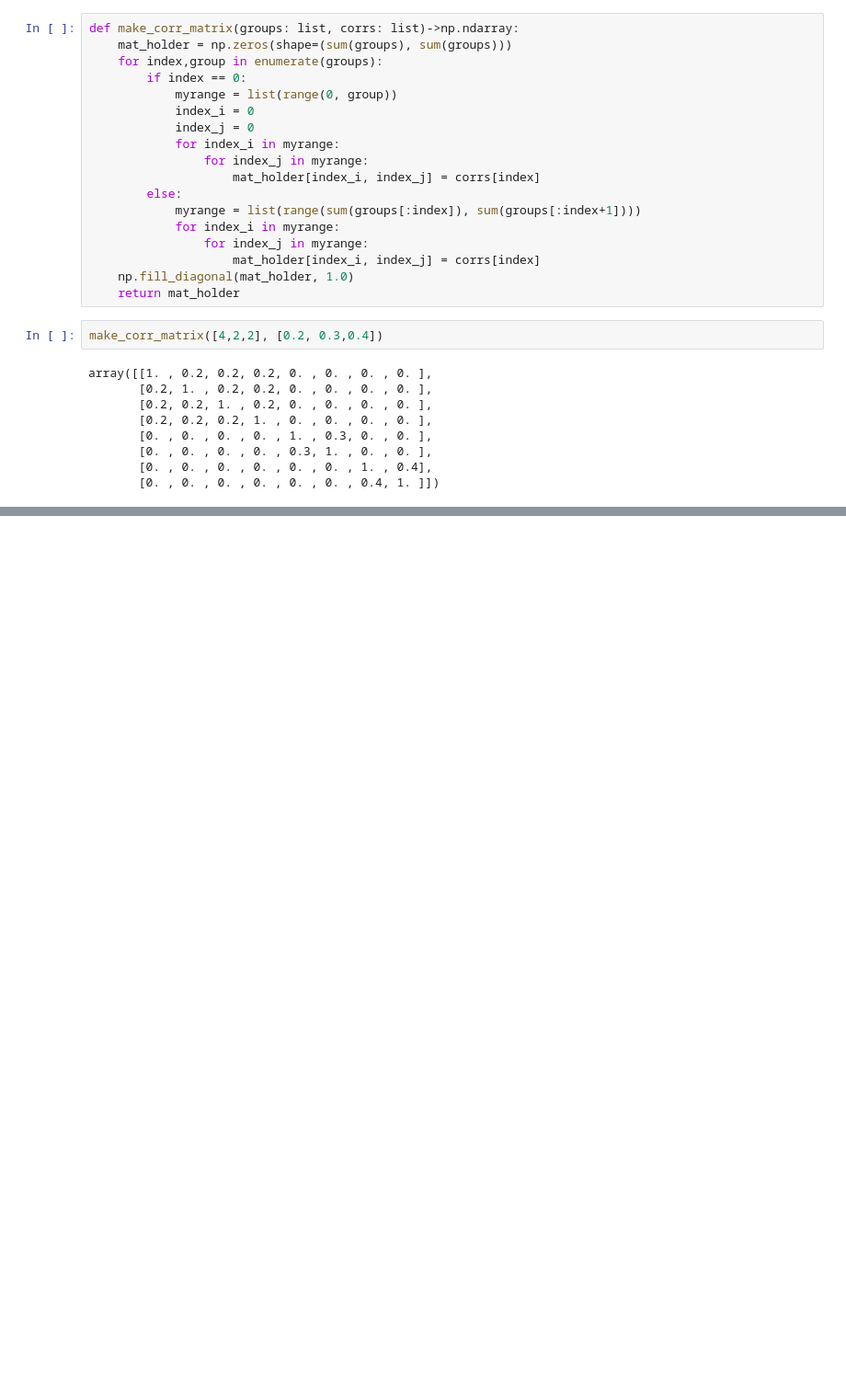
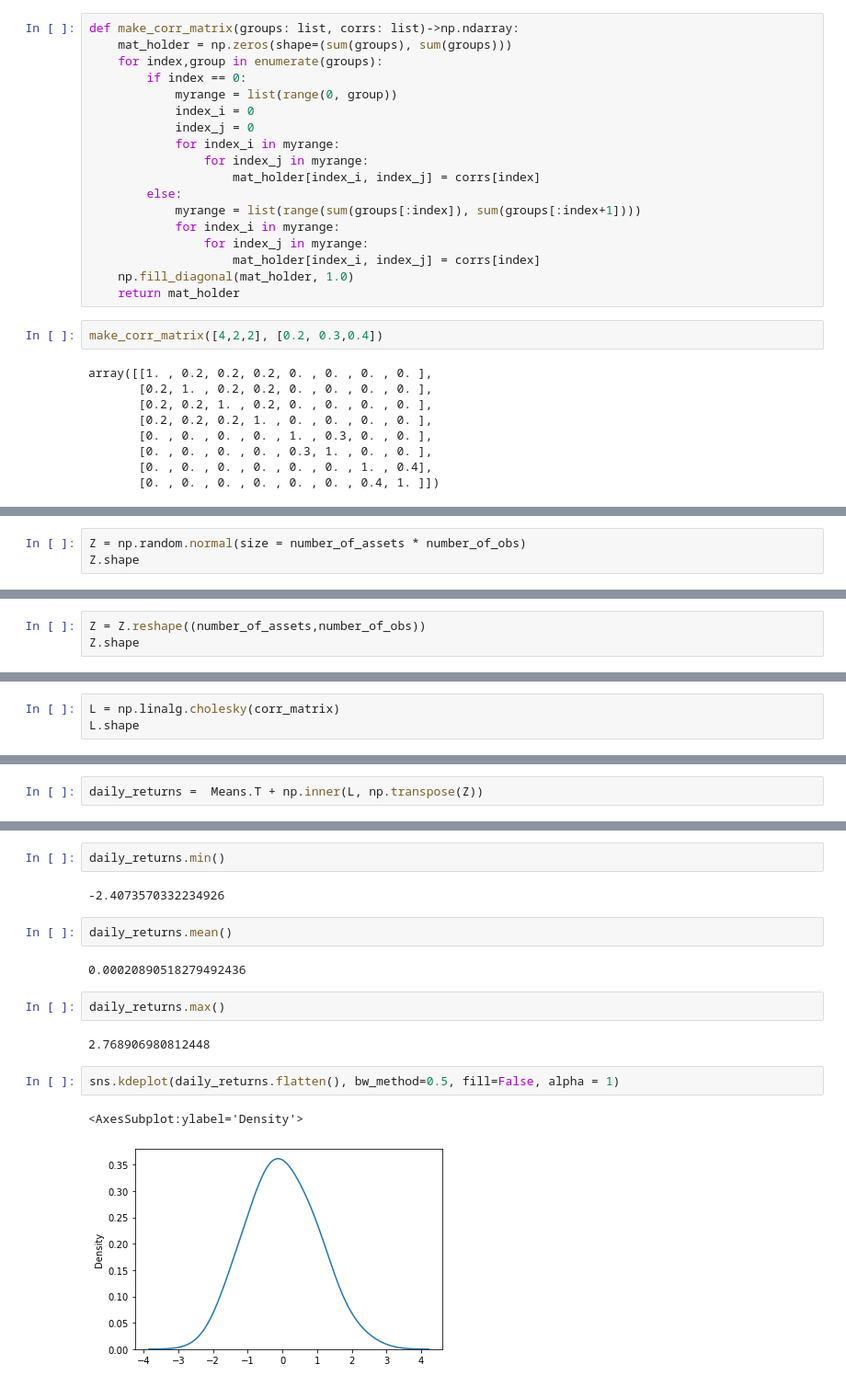
Before and after one commit to jduarte00/tesis, a Jupyter notebook: simulaciones.ipynb, the cells around one changed output, grey strips where cells are left out. Shown at 92% size. Drawn from its saved outputs; the diff is of its cells as text; blank space fills up the shorter version.

```diff
--- a/simulaciones.ipynb
+++ b/simulaciones.ipynb
@@ -33,0 +58,3 @@ array([[1. , 0.2, 0.2, 0.2, 0. , 0. , 0. , 0. ],
+# %%
+Z = np.random.normal(size = number_of_assets * number_of_obs)
+Z.shape
@@ -33,0 +63,3 @@ array([[1. , 0.2, 0.2, 0.2, 0. , 0. , 0. , 0. ],
+# %%
+Z = Z.reshape((number_of_assets,number_of_obs))
+Z.shape
@@ -33,0 +68,3 @@ array([[1. , 0.2, 0.2, 0.2, 0. , 0. , 0. , 0. ],
+# %%
+L = np.linalg.cholesky(corr_matrix)
+L.shape
@@ -33,0 +73,2 @@ array([[1. , 0.2, 0.2, 0.2, 0. , 0. , 0. , 0. ],
+# %%
+daily_returns =  Means.T + np.inner(L, np.transpose(Z))
@@ -33,0 +100,17 @@ array([[1. , 0.2, 0.2, 0.2, 0. , 0. , 0. , 0. ],
+# %%
+daily_returns.min()
+# %% [output]
+-2.4073570332234926
+# %%
+daily_returns.mean()
+# %% [output]
+0.00020890518279492436
+# %%
+daily_returns.max()
+# %% [output]
+2.768906980812448
+# %%
+sns.kdeplot(daily_returns.flatten(), bw_method=0.5, fill=False, alpha = 1)
+# %% [output]
+<AxesSubplot:ylabel='Density'>
+[figure, added]
```
Also changed, not shown: parts of 10 cells of this notebook.
